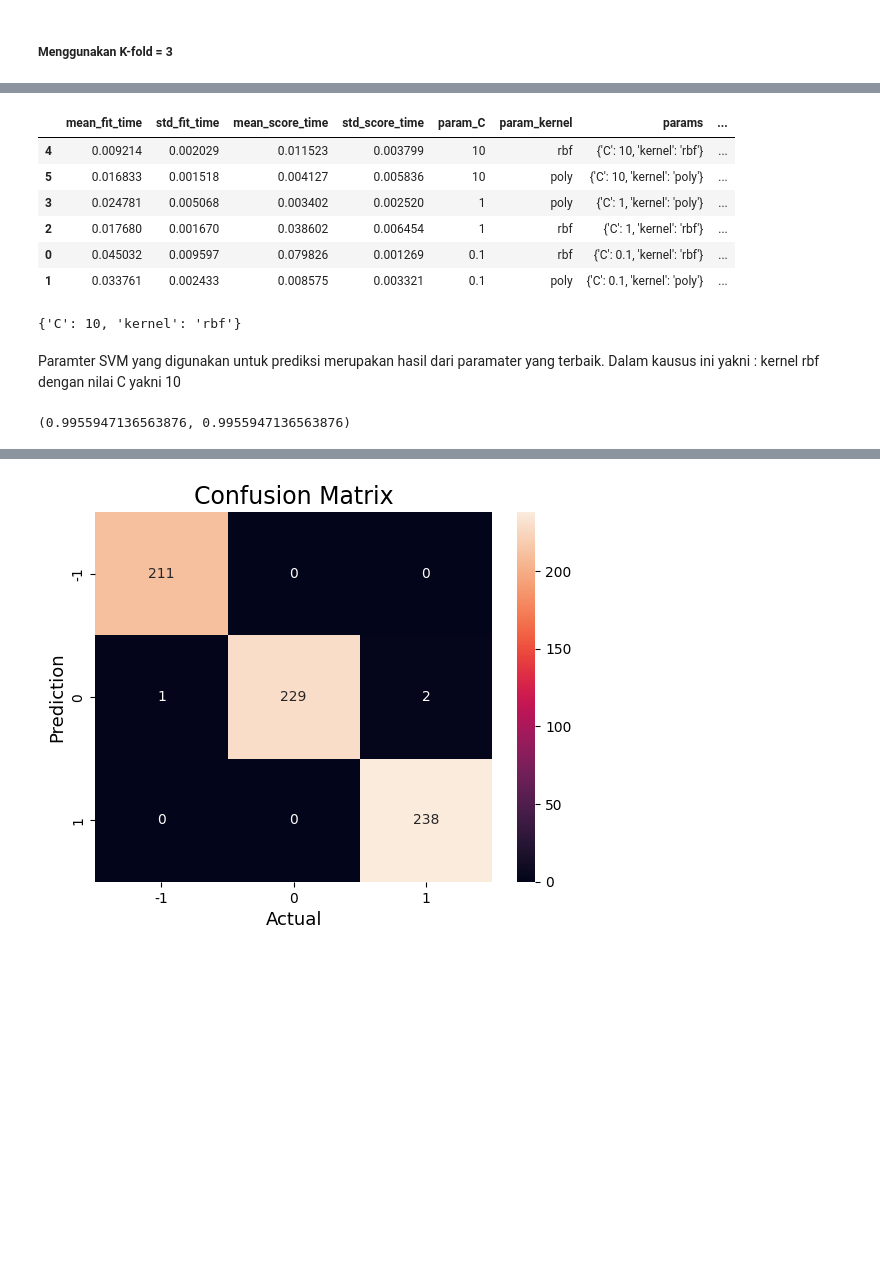
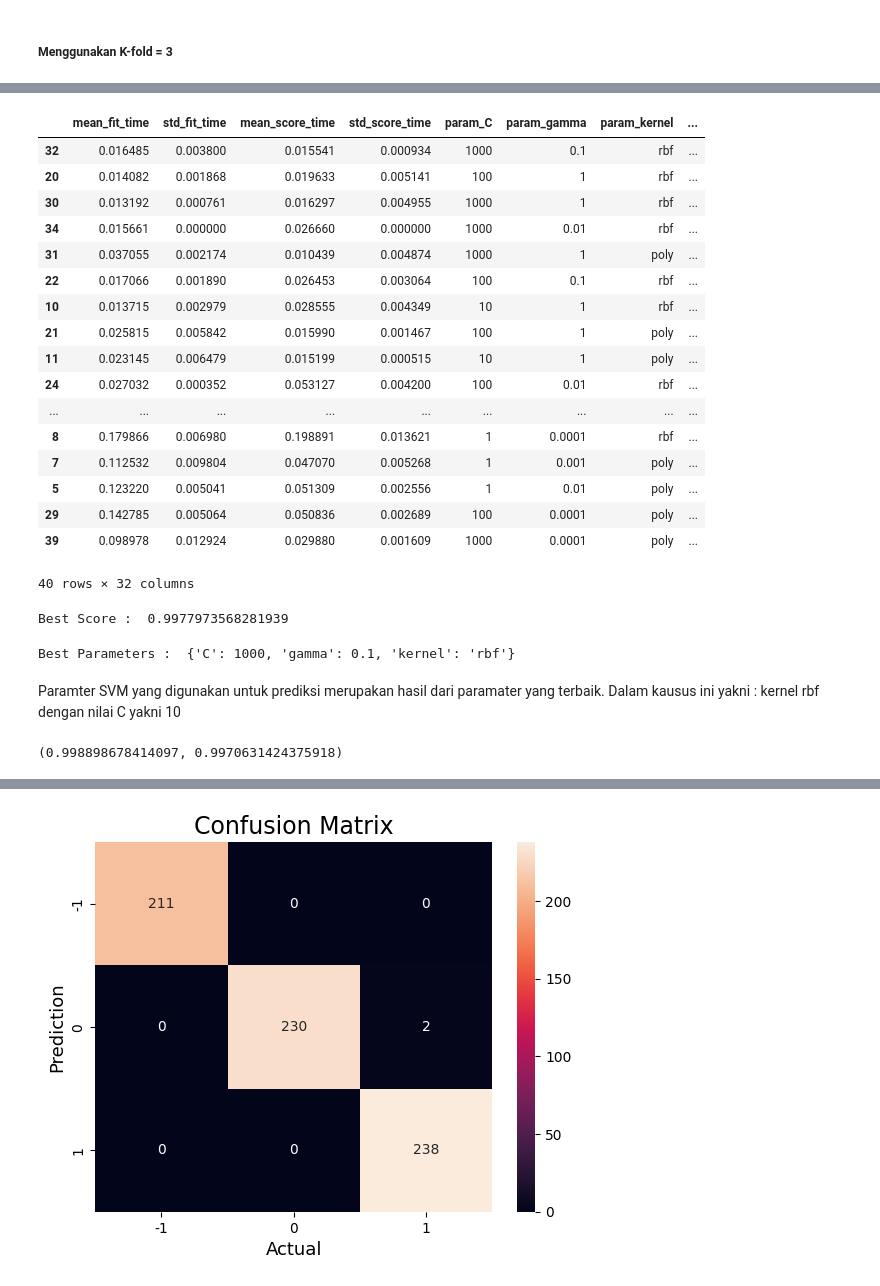
Before and after one commit to Jremiegii/Prediksi_Saham, a Jupyter notebook: Source Code/src/Saham_Bal.ipynb, the cells around one changed output, grey strips where cells are left out. Cells and saved outputs as stored; diff of their text form; code cells hidden in the pictures; blank space fills up the shorter version.

```diff
--- a/Source Code/src/Saham_Bal.ipynb
+++ b/Source Code/src/Saham_Bal.ipynb
@@ -357,13 +355,26 @@ svm = SVC(random_state=0)
 # %%
 parameters = {
     'kernel' : ['rbf', 'poly'],
-    'C' : [0.1, 1, 10],
-    # 'gamma' : ['scale', 1, 0.1, 0.01, 0.001]
+    'C' : [1, 10, 100, 1000],
+    'gamma' : [1, 0.1, 0.01, 0.001, 0.0001]
+    # 'gamma' : [0.1, 0.01, 0.001, 0.0001, 1, 3, 5]
+    # nilai default degree adalah 3
 }
+# %%
+scoring = {
+    "Accuracy": make_scorer(accuracy_score),
+    "Precision_macro": make_scorer(precision_score, average='macro'),
+    "Recall_macro": make_scorer(recall_score, average='macro'),
+    "F1_macro": make_scorer(f1_score, average='macro'),
+    # "Precision_micro": make_scorer(precision_score, average='micro'),
+    # "Recall_micro": make_scorer(recall_score, average='micro'),
+    # "F1_micro": make_scorer(f1_score, average='micro'),
+}
 # %% [markdown]
 ##### Menggunakan K-fold = 3
 # %%
-grid_search_k3 = GridSearchCV(estimator=svm, param_grid=parameters, cv=3, n_jobs=6, scoring='accuracy', verbose=1)
+# grid_search_k3 = GridSearchCV(estimator=svm, param_grid=parameters, cv=3, n_jobs=6, scoring='accuracy', verbose=1)
+grid_search_k3 = GridSearchCV(estimator=svm, param_grid=parameters, cv=3, n_jobs=6, scoring=scoring, refit='Accuracy', verbose=1)
 # %%
 grid_search_k3.fit(X_train, y_train)
 # %% [output]
@@ -374,24 +392,40 @@ GridSearchCV(cv=3, estimator=SVC(random_state=0), n_jobs=6,
 # %%
-pd.DataFrame(grid_search_k3.cv_results_).sort_values('rank_test_score')
+# pd.DataFrame(grid_search_k3.cv_results_).sort_values('rank_test_score')
+pd.DataFrame(grid_search_k3.cv_results_).sort_values('rank_test_Accuracy')
 # %% [output]
-|  | mean_fit_time | std_fit_time | mean_score_time | std_score_time | param_C | param_kernel | params | ... |
-| 4 | 0.009214 | 0.002029 | 0.011523 | 0.003799 | 10 | rbf | {'C': 10, 'kernel': 'rbf'} | ... |
-| 5 | 0.016833 | 0.001518 | 0.004127 | 0.005836 | 10 | poly | {'C': 10, 'kernel': 'poly'} | ... |
-| 3 | 0.024781 | 0.005068 | 0.003402 | 0.002520 | 1 | poly | {'C': 1, 'kernel': 'poly'} | ... |
-| 2 | 0.017680 | 0.001670 | 0.038602 | 0.006454 | 1 | rbf | {'C': 1, 'kernel': 'rbf'} | ... |
-| 0 | 0.045032 | 0.009597 | 0.079826 | 0.001269 | 0.1 | rbf | {'C': 0.1, 'kernel': 'rbf'} | ... |
-| 1 | 0.033761 | 0.002433 | 0.008575 | 0.003321 | 0.1 | poly | {'C': 0.1, 'kernel': 'poly'} | ... |
+|  | mean_fit_time | std_fit_time | mean_score_time | std_score_time | param_C | param_gamma | param_kernel | ... |
+| 32 | 0.016485 | 0.003800 | 0.015541 | 0.000934 | 1000 | 0.1 | rbf | ... |
+| 20 | 0.014082 | 0.001868 | 0.019633 | 0.005141 | 100 | 1 | rbf | ... |
+| 30 | 0.013192 | 0.000761 | 0.016297 | 0.004955 | 1000 | 1 | rbf | ... |
+| 34 | 0.015661 | 0.000000 | 0.026660 | 0.000000 | 1000 | 0.01 | rbf | ... |
+| 31 | 0.037055 | 0.002174 | 0.010439 | 0.004874 | 1000 | 1 | poly | ... |
+| 22 | 0.017066 | 0.001890 | 0.026453 | 0.003064 | 100 | 0.1 | rbf | ... |
+| 10 | 0.013715 | 0.002979 | 0.028555 | 0.004349 | 10 | 1 | rbf | ... |
+| 21 | 0.025815 | 0.005842 | 0.015990 | 0.001467 | 100 | 1 | poly | ... |
+| 11 | 0.023145 | 0.006479 | 0.015199 | 0.000515 | 10 | 1 | poly | ... |
+| 24 | 0.027032 | 0.000352 | 0.053127 | 0.004200 | 100 | 0.01 | rbf | ... |
+| ... | ... | ... | ... | ... | ... | ... | ... | ... |
+| 8 | 0.179866 | 0.006980 | 0.198891 | 0.013621 | 1 | 0.0001 | rbf | ... |
+| 7 | 0.112532 | 0.009804 | 0.047070 | 0.005268 | 1 | 0.001 | poly | ... |
+| 5 | 0.123220 | 0.005041 | 0.051309 | 0.002556 | 1 | 0.01 | poly | ... |
+| 29 | 0.142785 | 0.005064 | 0.050836 | 0.002689 | 100 | 0.0001 | poly | ... |
+| 39 | 0.098978 | 0.012924 | 0.029880 | 0.001609 | 1000 | 0.0001 | poly | ... |
+40 rows × 32 columns
-# %%
-grid_search_k3.best_params_
-# %% [output]
-{'C': 10, 'kernel': 'rbf'}
+# %%
+print('Best Score : ', grid_search_k3.best_score_)
+# %% [output]
+Best Score :  0.9977973568281939
+# %%
+print('Best Parameters : ', grid_search_k3.best_params_)
+# %% [output]
+Best Parameters :  {'C': 1000, 'gamma': 0.1, 'kernel': 'rbf'}
 # %% [markdown]
 Paramter SVM yang digunakan untuk prediksi merupakan hasil dari paramater yang terbaik. Dalam kausus ini yakni : kernel rbf dengan nilai C yakni 10
 # %%
 grid_search_k3.score(X_train, y_train), grid_search_k3.score(X_test, y_test)
 # grid_search_k3.score(X_test, y_test)
 # %% [output]
-(0.9955947136563876, 0.9955947136563876)
+(0.998898678414097, 0.9970631424375918)
 # %%
 # preduction
 y_pred = grid_search_k3.predict(X_test)
```
Also changed, not shown: parts of 38 cells of this notebook, 10 other files.
